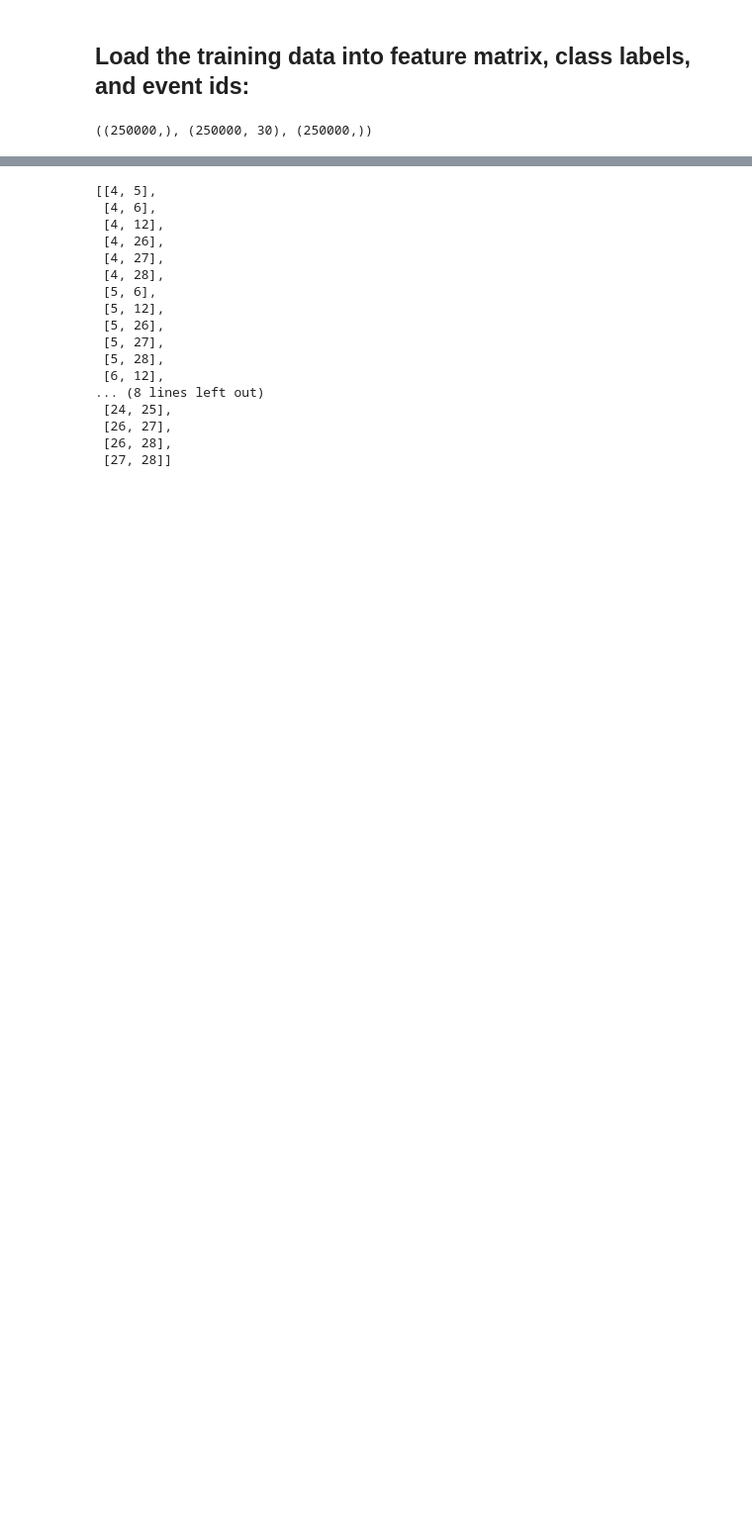
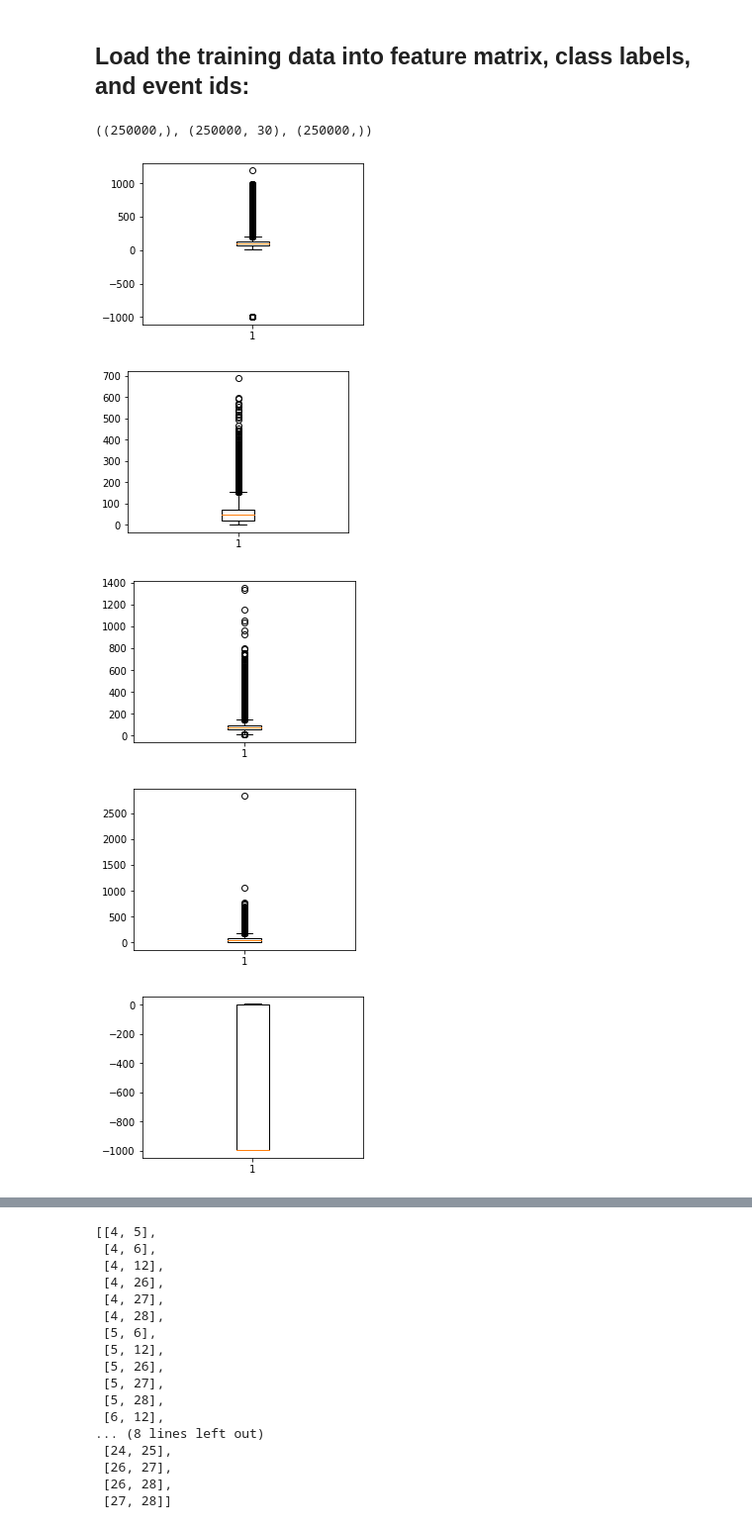
Before and after one commit to gaspardvilla/ML-Project, a Jupyter notebook: Project 1/scripts/project1.ipynb, the cells around one changed output, grey strips where cells are left out. Shown: that part at 99% size. Saved outputs shown, nothing was run; the diff lists cells and outputs as text; code cells hidden in the pictures; blank space fills up the shorter version.

```diff
--- a/Project 1/scripts/project1.ipynb
+++ b/Project 1/scripts/project1.ipynb
@@ -15,3 +17,29 @@ y, tX, ids = load_csv_data(DATA_TRAIN_PATH)
 y.shape, tX.shape, ids.shape
 # %% [output]
 ((250000,), (250000, 30), (250000,))
+# %%
+'''boxplot of some features to get an idea of the distribution'''
+plt.figure(figsize=(4,3))
+plt.boxplot(tX[:,0])
+plt.show()
+plt.figure(figsize=(4,3))
+plt.boxplot(tX[:,1])
+plt.show()
+plt.figure(figsize=(4,3))
+plt.boxplot(tX[:,2])
+plt.show()
+plt.figure(figsize=(4,3))
+plt.boxplot(tX[:,3])
+plt.show()
+plt.figure(figsize=(4,3))
+plt.boxplot(tX[:,4])
+plt.show()
+plt.figure(figsize=(4,3))
+plt.boxplot(tX[:,5])
+plt.show()
+# %% [output]
+[figure, added]
+[figure, added]
+[figure, added]
+[figure, added]
+[figure, added]
```
Also changed, not shown: parts of 20 cells of this notebook, 1 other file.
